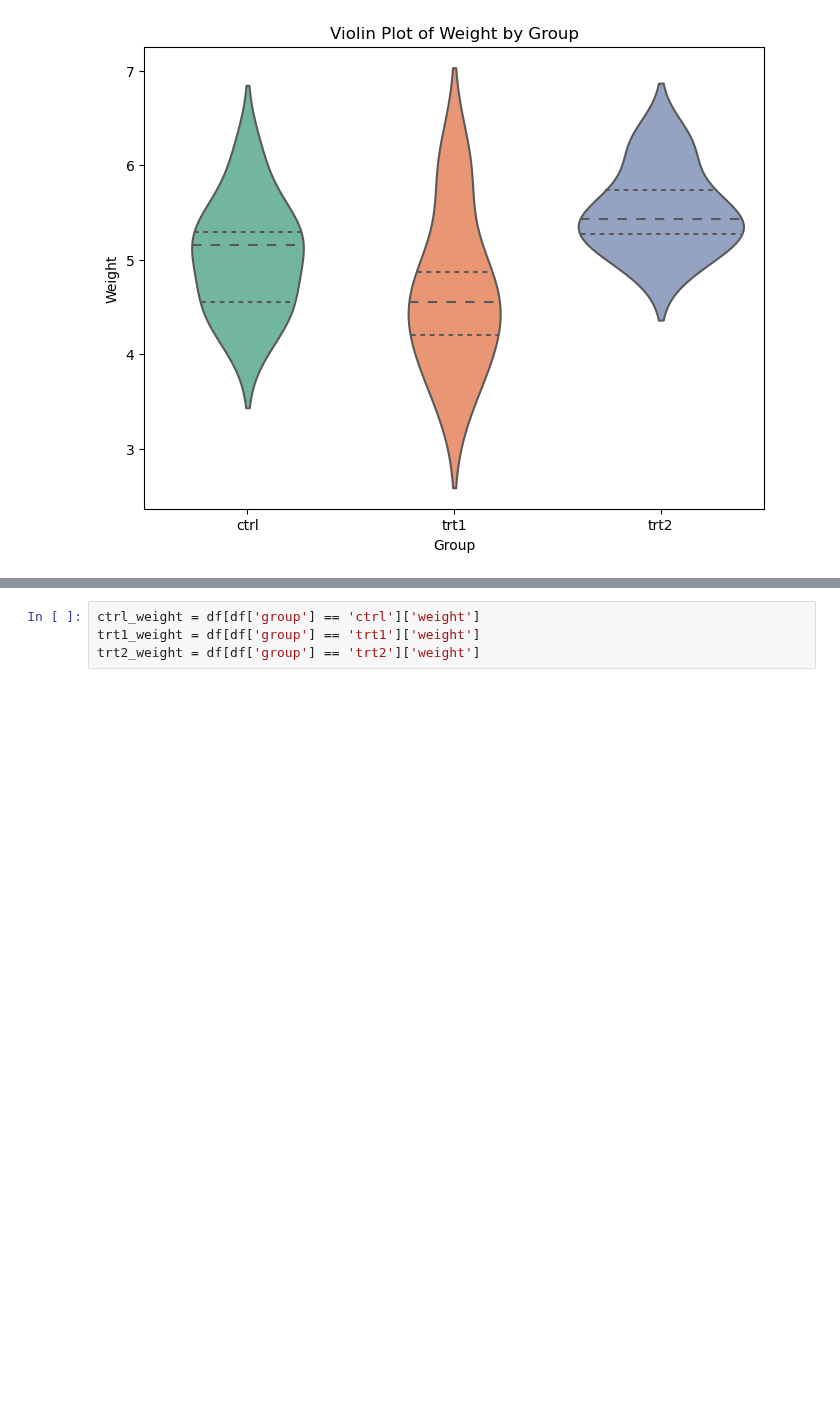
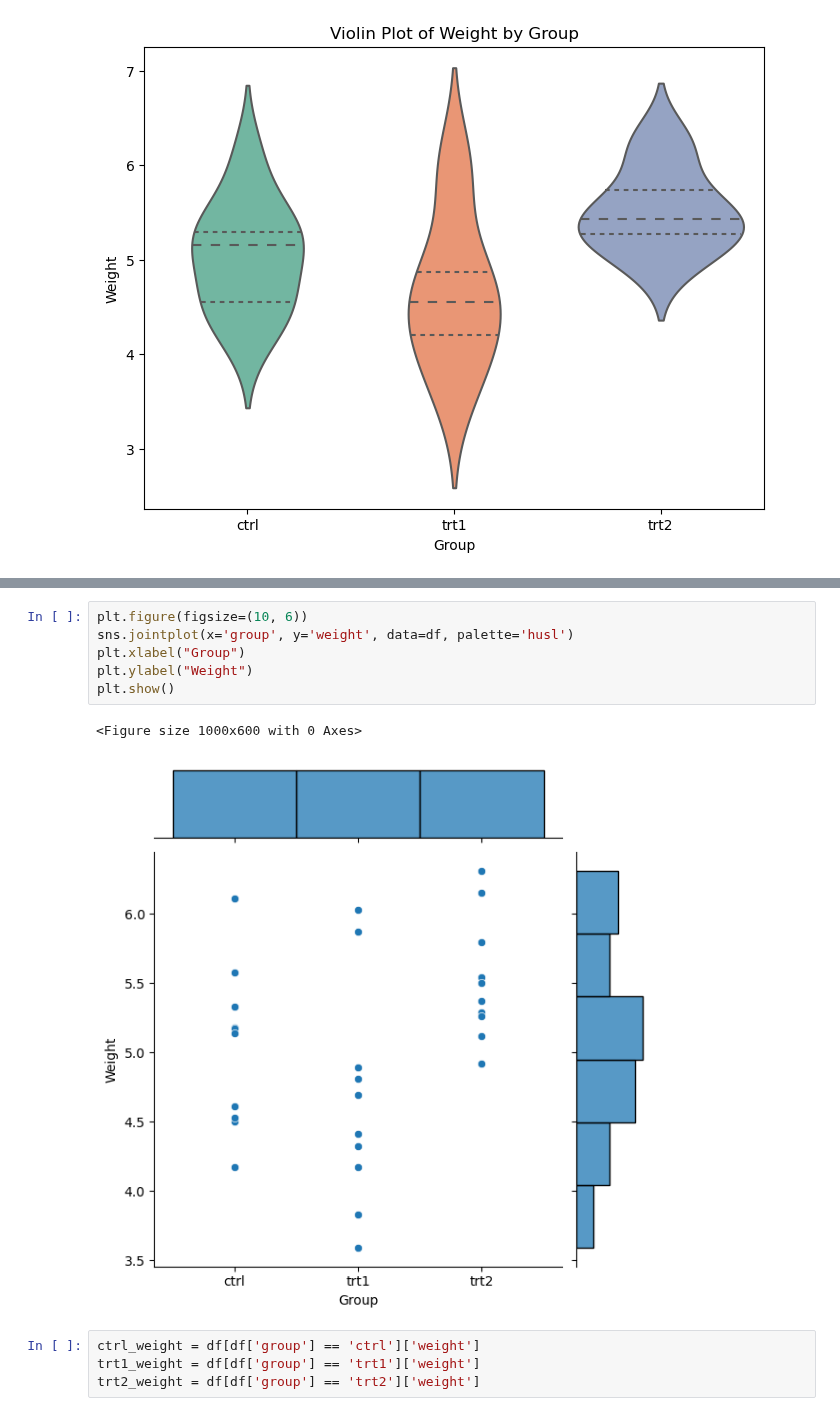
Before and after one commit to keithmmc/appliedstats, a Jupyter notebook: project.ipynb, the cells around one changed output, grey strips where cells are left out. Drawn from its saved outputs; the diff is of its cells as text; blank space fills up the shorter version.

```diff
--- a/project.ipynb
+++ b/project.ipynb
@@ -116,3 +127,12 @@ plt.show()
+# %%
+plt.figure(figsize=(10, 6))
+sns.jointplot(x='group', y='weight', data=df, palette='husl')
+plt.xlabel("Group")
+plt.ylabel("Weight")
+plt.show()
+# %% [output]
+<Figure size 1000x600 with 0 Axes>
+[figure, added]
 # %%
 ctrl_weight = df[df['group'] == 'ctrl']['weight']
 trt1_weight = df[df['group'] == 'trt1']['weight']
```
Also changed, not shown: parts of 2 cells of this notebook.
